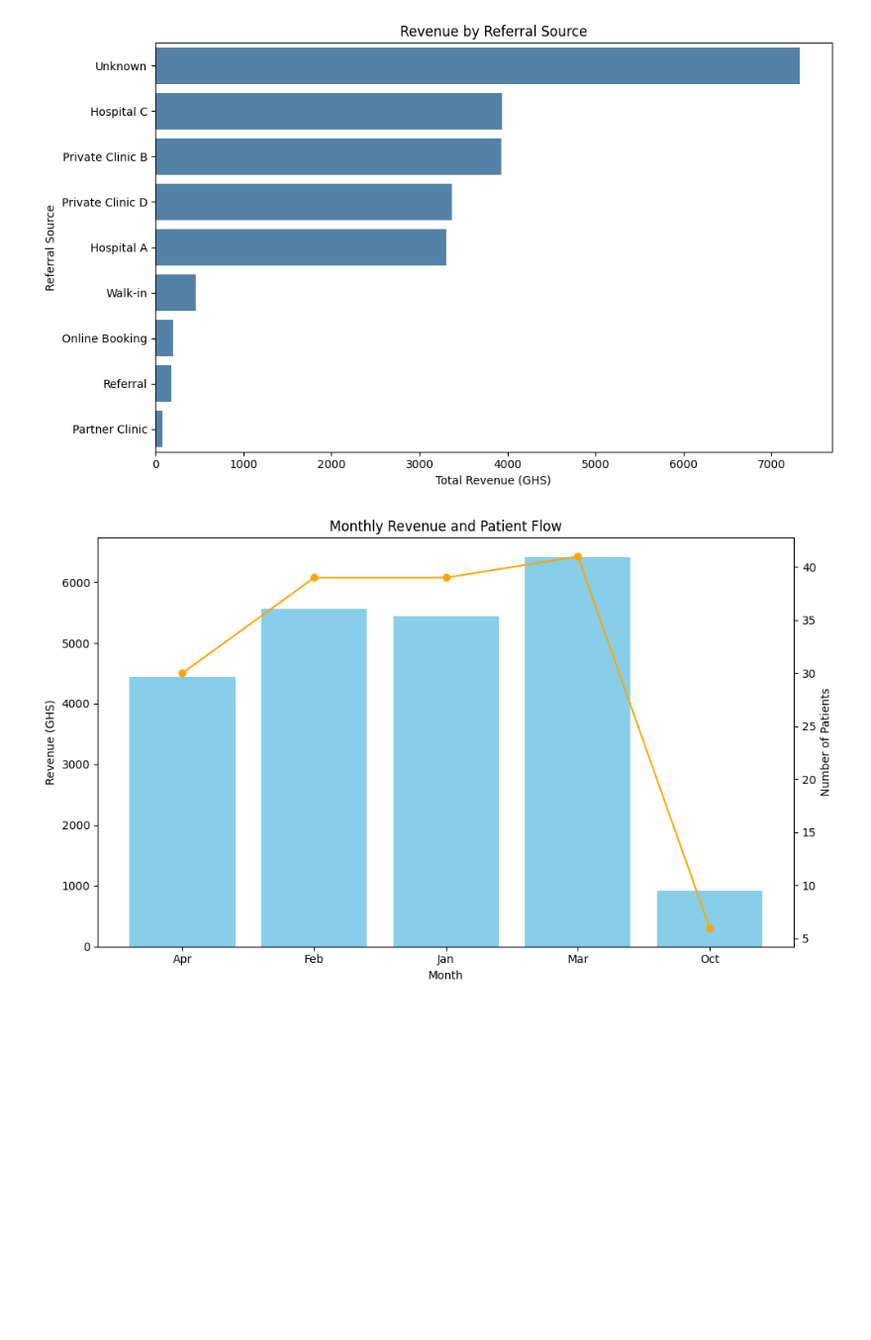
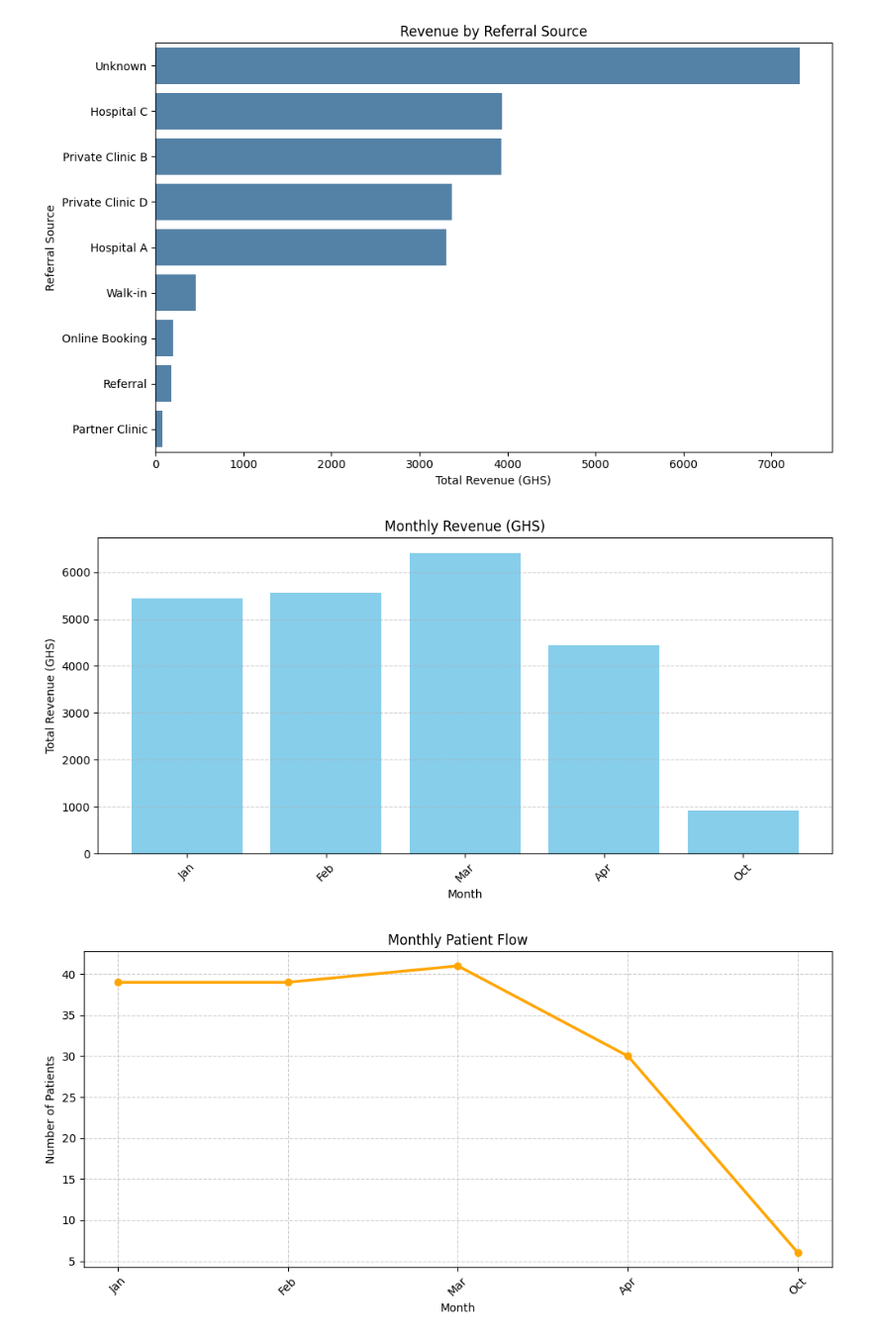
Before and after one commit to aquashie14/Med_Lab_Analysis, a Jupyter notebook: Notebooks/MLA.ipynb, the cells around one changed output. Shown: that part at 99% size. Drawn from its saved outputs; the diff is of its cells as text; code cells hidden in the pictures; blank space fills up the shorter version.

Commit message:
Regenerate visualiztions

```diff
--- a/Notebooks/MLA.ipynb
+++ b/Notebooks/MLA.ipynb
@@ -391,22 +391,61 @@ plt.tight_layout()
 plt.show()
 # %% [output]
 [figure]
-# %%
-lab_data['Month'] = lab_data['Date'].dt.strftime('%b')
-
-monthly_rev = lab_data.groupby('Month')['Price (GHS)'].sum()
-monthly_patients = lab_data.groupby('Month')['Patient ID'].count()
-
-fig, ax1 = plt.subplots(figsize=(10,6))
-ax2 = ax1.twinx()
-ax1.bar(monthly_rev.index, monthly_rev.values, color='skyblue', label='Revenue')
-ax2.plot(monthly_patients.index, monthly_patients.values, color='orange', marker='o', label='Patient Count')
-
-ax1.set_xlabel('Month')
-ax1.set_ylabel('Revenue (GHS)')
-ax2.set_ylabel('Number of Patients')
-plt.title('Monthly Revenue and Patient Flow')
-fig.tight_layout()
-plt.show()
-# %% [output]
-[figure, removed]
+# %%
+import matplotlib.pyplot as plt
+import numpy as np
+
+# --- Prepare data ---
+monthly_rev = lab_data.groupby('Month')['Price (GHS)'].sum()
+monthly_patients = lab_data.groupby('Month')['Patient ID'].count()
+
+# Optional: keep months ordered chronologically
+month_order = ['Jan','Feb','Mar','Apr','May','Jun','Jul','Aug','Sep','Oct','Nov','Dec']
+monthly_rev = monthly_rev.reindex(month_order).dropna()
+monthly_patients = monthly_patients.reindex(month_order).dropna()
+
+# --- Chart 1: Monthly Revenue ---
+plt.figure(figsize=(10, 5))
+plt.bar(monthly_rev.index, monthly_rev.values, color='skyblue')
+plt.title('Monthly Revenue (GHS)')
+plt.xlabel('Month')
+plt.ylabel('Total Revenue (GHS)')
+plt.xticks(rotation=45)
+plt.grid(axis='y', linestyle='--', alpha=0.6)
+plt.tight_layout()
+plt.show()
+
+# --- Chart 2: Monthly Patient Flow ---
+plt.figure(figsize=(10, 5))
+plt.plot(monthly_patients.index, monthly_patients.values, color='orange', marker='o', linewidth=2.5)
+plt.title('Monthly Patient Flow')
+plt.xlabel('Month')
+plt.ylabel('Number of Patients')
+plt.xticks(rotation=45)
+plt.grid(True, linestyle='--', alpha=0.6)
+plt.tight_layout()
+plt.show()
+
+# --- Chart 3: Correlation between Revenue and Patient Flow ---
+plt.figure(figsize=(7, 6))
+x = monthly_patients.values
+y = monthly_rev.values
+
+# Scatter plot
+plt.scatter(x, y, color='teal', s=70, alpha=0.8, label='Monthly Data Points')
+
+# Fit regression line
+m, b = np.polyfit(x, y, 1)
+plt.plot(x, m*x + b, color='darkorange', linewidth=2.5, label=f'Trend Line (slope={m:.2f})')
+
+# Labels & formatting
+plt.title('Relationship between Patient Volume and Revenue')
+plt.xlabel('Number of Patients')
+plt.ylabel('Total Revenue (GHS)')
+plt.grid(True, linestyle='--', alpha=0.6)
+plt.legend()
+plt.tight_layout()
+plt.show()
+# %% [output]
+[figure, added]
+[figure, added]
```
Also changed, not shown: parts of 1 cell of this notebook.
